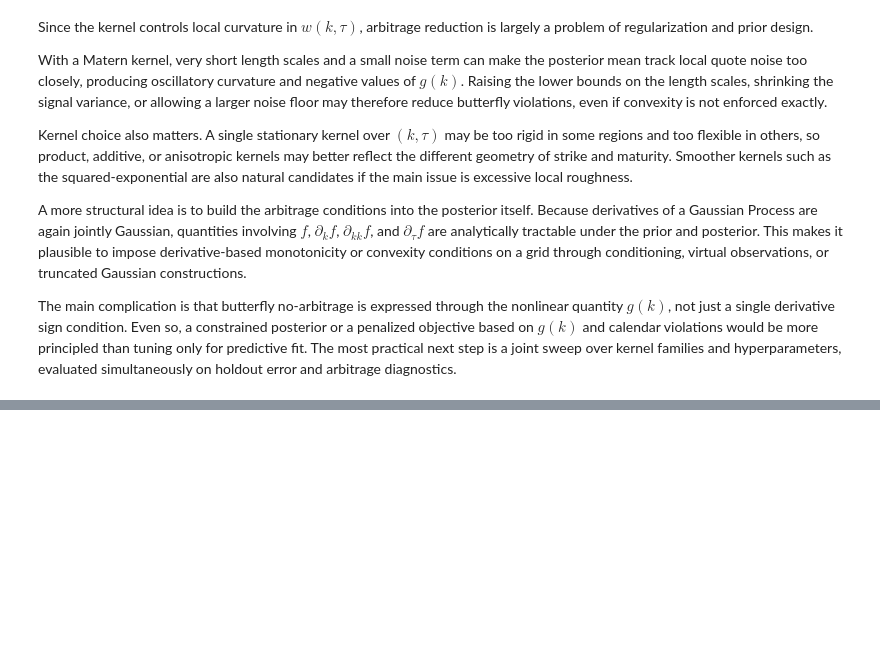
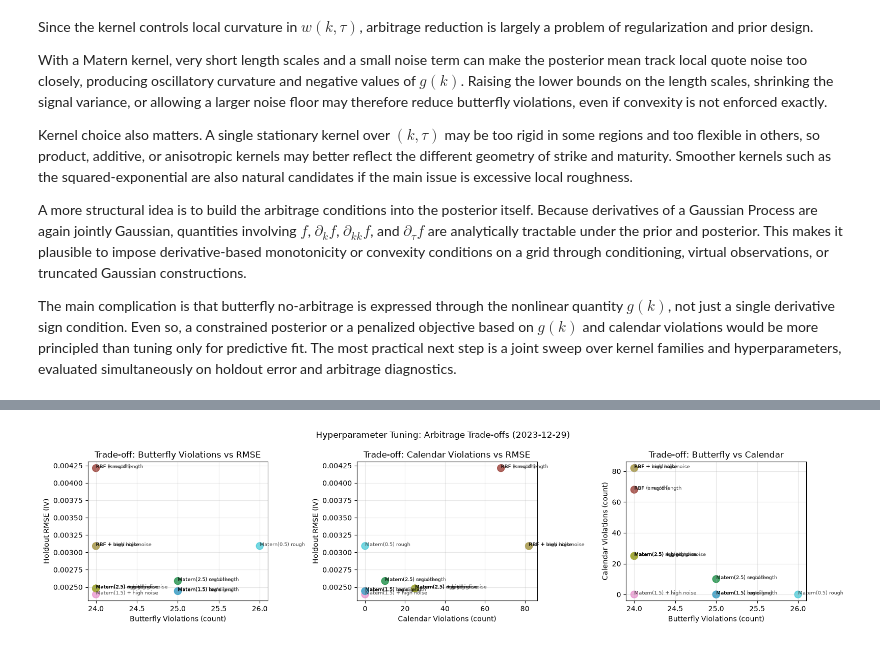
Before and after one commit to UranMai/Quant-Finance-project, a Jupyter notebook: models/Gaussian_process.ipynb, the cells around one changed output, grey strips where cells are left out. Cells and saved outputs as stored; diff of their text form; code cells hidden in the pictures; blank space fills up the shorter version.

Commit message:
improve diagnostics for gaussian model

```diff
--- a/models/Gaussian_process.ipynb
+++ b/models/Gaussian_process.ipynb
@@ -89,7 +89,7 @@ if "axes3d.mouserotationstyle" in plt.rcParams:
 # %% [markdown]
 We begin by loading the processed option-surface data and restricting attention to the columns needed for GP fitting and evaluation. The resulting data set contains observations indexed by ticker, quote date, log-moneyness, and time to expiration, together with observed implied volatility and total variance.
 # %%
-DATA_PATH = "Processed_data/surface_test.parquet"
+DATA_PATH = "../Processed_data/surface_test.parquet"
 df = pd.read_parquet(DATA_PATH)
 df = df.dropna(subset=["ticker", "quote_date", "log_moneyness", "tau", "total_var", "iv"]).copy()
 print(f"Loaded {len(df):,} rows from {DATA_PATH}")
@@ -592,0 +890,87 @@ The main complication is that butterfly no-arbitrage is expressed through the no
+# %%
+fig, axes = plt.subplots(1, 3, figsize=(16, 4))
+
+scatter1 = axes[0].scatter(results_df["Butterfly Violations"], results_df["RMSE IV"], s=100, alpha=0.6, c=range(len(results_df)), cmap="tab10")
+for i, row in results_df.iterrows():
+    axes[0].annotate(row["Config"], (row["Butterfly Violations"], row["RMSE IV"]), fontsize=7, alpha=0.7)
+axes[0].set_xlabel("Butterfly Violations (count)")
+axes[0].set_ylabel("Holdout RMSE (IV)")
+axes[0].set_title("Trade-off: Butterfly Violations vs RMSE")
+axes[0].grid(alpha=0.3)
+
+scatter2 = axes[1].scatter(results_df["Calendar Violations"], results_df["RMSE IV"], s=100, alpha=0.6, c=range(len(results_df)), cmap="tab10")
+for i, row in results_df.iterrows():
+    axes[1].annotate(row["Config"], (row["Calendar Violations"], row["RMSE IV"]), fontsize=7, alpha=0.7)
+axes[1].set_xlabel("Calendar Violations (count)")
+axes[1].set_ylabel("Holdout RMSE (IV)")
+axes[1].set_title("Trade-off: Calendar Violations vs RMSE")
+axes[1].grid(alpha=0.3)
+
+scatter3 = axes[2].scatter(results_df["Butterfly Violations"], results_df["Calendar Violations"], s=100, alpha=0.6, c=range(len(results_df)), cmap="tab10")
+for i, row in results_df.iterrows():
+    axes[2].annotate(row["Config"], (row["Butterfly Violations"], row["Calendar Violations"]), fontsize=7, alpha=0.7)
+axes[2].set_xlabel("Butterfly Violations (count)")
+axes[2].set_ylabel("Calendar Violations (count)")
+axes[2].set_title("Trade-off: Butterfly vs Calendar")
+axes[2].grid(alpha=0.3)
+
+plt.suptitle("Hyperparameter Tuning: Arbitrage Trade-offs (2023-12-29)")
+plt.tight_layout()
+plt.show()
+
+best_result = results[best_calendar_idx]
+gp_best = best_result["kernel_obj"]
+x_scaler_best, y_scaler_best = best_result["scalers"]
+
+print(f"\n{'='*100}")
+print(f"Best Configuration (PRIORITIZED: by Calendar Violations): {best_result['config']}")
+print(f"{'='*100}")
+print(f"Training RMSE (IV):     {best_result['rmse_iv_train']:.6f}")
+print(f"Holdout RMSE (IV):      {best_result['rmse_iv_holdout']:.6f}")
+print(f"Butterfly min g(k):     {best_result['butterfly_min_g']:+.4e}")
+print(f"Butterfly Violations:   {best_result['butterfly_violations']}")
+print(f"Calendar Violations:    {best_result['calendar_violations']}")
+print(f"Fit Time:               {best_result['fit_time']:.3f}s")
+
+def gp_surface_w_best(k_vals, tau_vals):
+    k_arr, tau_arr = np.broadcast_arrays(
+        np.asarray(k_vals, dtype=float),
+        np.asarray(tau_vals, dtype=float),
+    )
+    X_raw = np.column_stack([k_arr.ravel(), tau_arr.ravel()])
+    mu_tv, _ = predict_total_var(gp_best, x_scaler_best, y_scaler_best, X_raw)
+    return np.clip(mu_tv, 1e-10, None).reshape(k_arr.shape)
+
+g_curve_best = butterfly_g(gp_surface_w_best, kline, tau_g, eps=eps_k)
+cal_lines_best = np.array([gp_surface_w_best(np.full_like(tau_fine, k0), tau_fine) for k0 in k_fixed])
+cal_viol_best = int(sum((np.diff(line) < -1e-10).sum() for line in cal_lines_best))
+
+fig, (ax1, ax2) = plt.subplots(1, 2, figsize=(14, 5))
+
+ax1.plot(kline, g_curve, color="tab:red", linewidth=2, label="Baseline (Matern 1.5)", alpha=0.7)
+ax1.plot(kline, g_curve_best, color="tab:green", linewidth=2, label=f"Best: {best_result['config']}", alpha=0.7)
+ax1.axhline(0.0, color="black", linestyle="--", linewidth=1.5, label="arbitrage boundary")
+ax1.fill_between(kline, -1, 0, color="red", alpha=0.03)
+ax1.set_ylim(bottom=min(-0.2, min(np.nanmin(g_curve), np.nanmin(g_curve_best)) - 0.02))
+ax1.set_xlabel("Log moneyness")
+ax1.set_ylabel("Butterfly g(k)")
+ax1.set_title("Butterfly Constraint Comparison")
+ax1.legend()
+ax1.grid(alpha=0.3)
+
+for line, k0 in zip(cal_lines, k_fixed):
+    ax2.plot(tau_fine, line, linewidth=0.8, color="tab:red", alpha=0.4)
+for line, k0 in zip(cal_lines_best, k_fixed):
+    ax2.plot(tau_fine, line, linewidth=1.2, color="tab:green", alpha=0.7, label=f"k={k0:.2f}" if k0 == k_fixed[0] else "")
+ax2.set_xlabel("Time to expiration (tau)")
+ax2.set_ylabel("Total variance w")
+ax2.set_title("Calendar Monotonicity Comparison")
+ax2.text(0.03, 0.95, f"Baseline violations: {calendar_violations}\nBest violations: {cal_viol_best}",
+         transform=ax2.transAxes, va="top", fontsize=10, bbox=dict(boxstyle="round", facecolor="wheat", alpha=0.5))
+ax2.grid(alpha=0.3)
+
+plt.suptitle(f"Arbitrage Diagnostics: Baseline vs Best Configuration")
+plt.tight_layout()
+plt.show()
+# %% [output]
+[figure, added]
```
Also changed, not shown: parts of 6 cells of this notebook.
